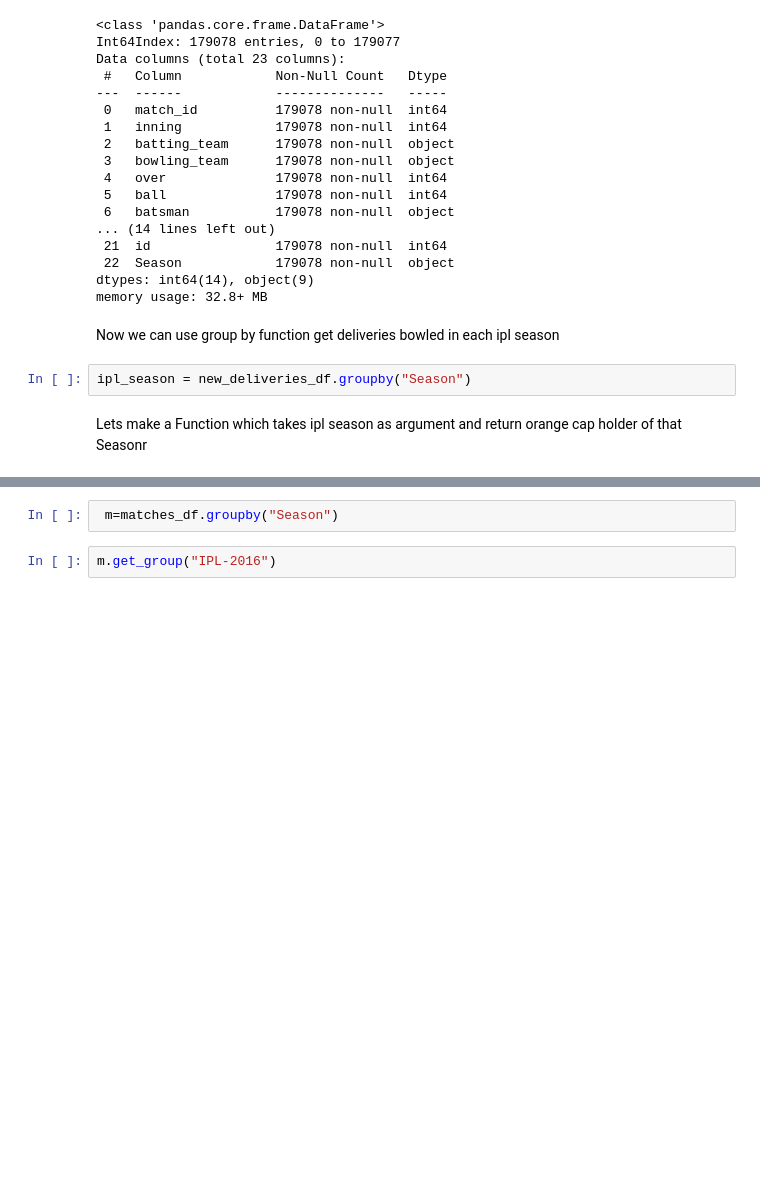
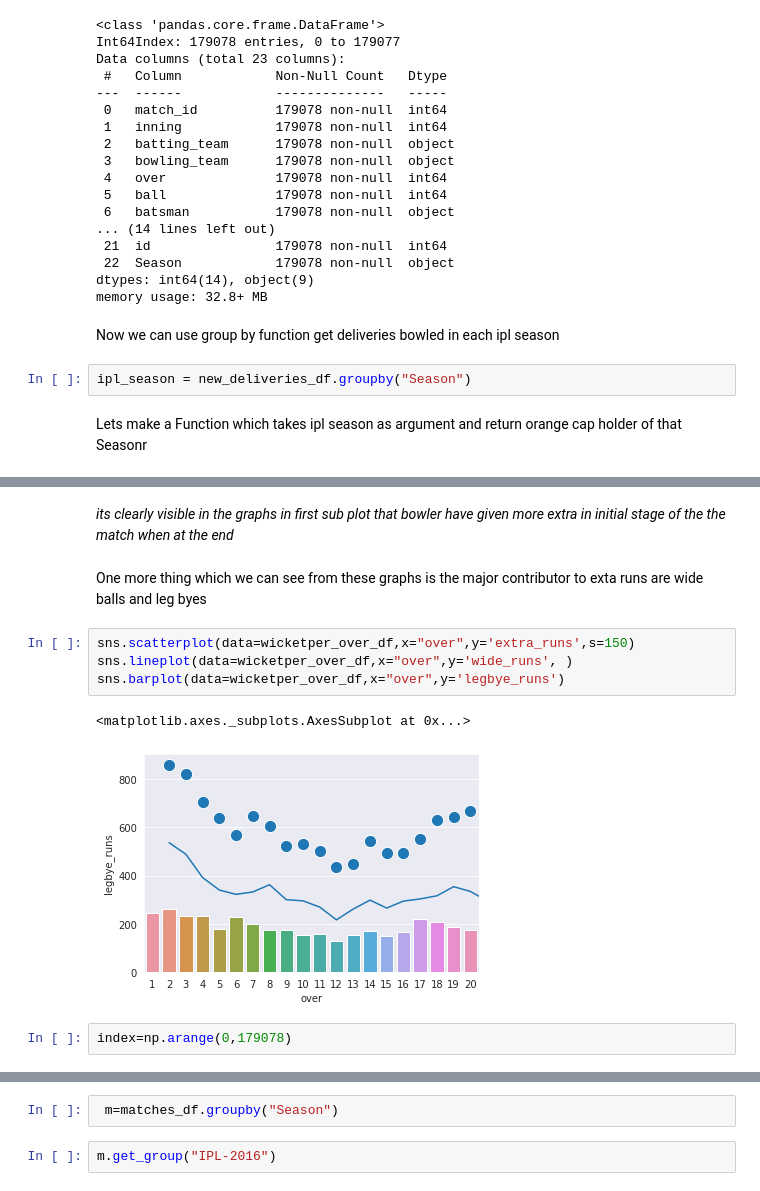
Before and after one commit to rajatpal00/-ABTN0104--IPL-T20-Cricket-Analysis-, a Jupyter notebook: Rajat_Kr_Pal_24_02_2021_[ABTN0104]_IPL_T20_Cricket_Analysis_Capstone_Project.ipynb, the cells around one changed output, grey strips where cells are left out. Drawn from its saved outputs; the diff is of its cells as text; blank space fills up the shorter version.

```diff
--- a/Rajat_Kr_Pal_24_02_2021_[ABTN0104]_IPL_T20_Cricket_Analysis_Capstone_Project.ipynb
+++ b/Rajat_Kr_Pal_24_02_2021_[ABTN0104]_IPL_T20_Cricket_Analysis_Capstone_Project.ipynb
@@ -209,0 +405,13 @@ get_orange_cap("IPL-2017")
+# %% [markdown]
+*its clearly visible in the graphs in first sub plot that bowler have given more extra in initial stage of the the match when at the end*
+# %% [markdown]
+One more thing which we can see from these graphs is the major contributor to exta runs are wide balls and leg byes
+# %%
+sns.scatterplot(data=wicketper_over_df,x="over",y='extra_runs',s=150)
+sns.lineplot(data=wicketper_over_df,x="over",y='wide_runs', )
+sns.barplot(data=wicketper_over_df,x="over",y='legbye_runs')
+# %% [output]
+<matplotlib.axes._subplots.AxesSubplot at 0x...>
+[figure, added]
+# %%
+index=np.arange(0,179078)
```
Also changed, not shown: parts of 42 cells of this notebook.
